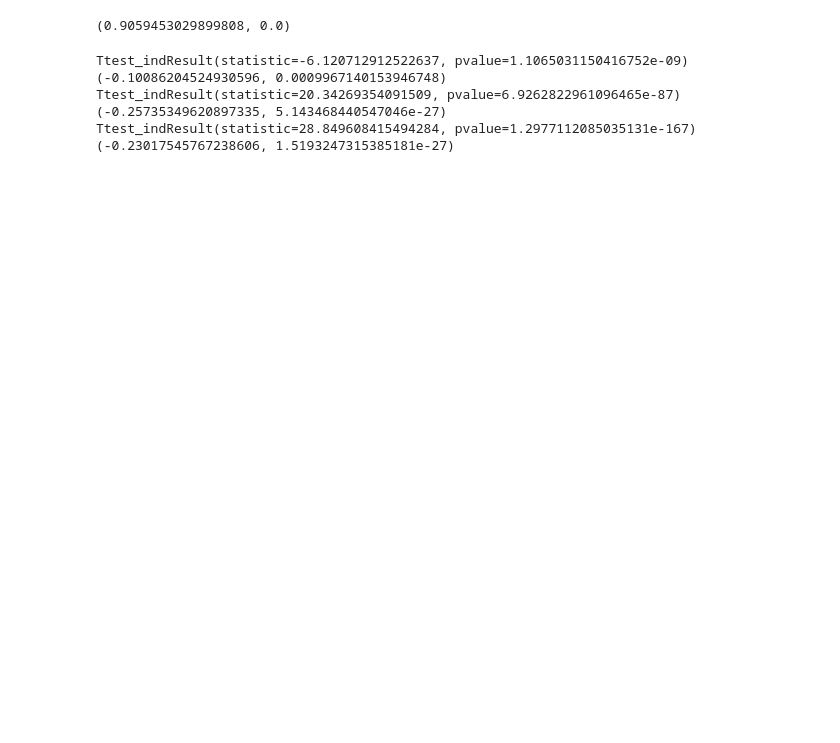
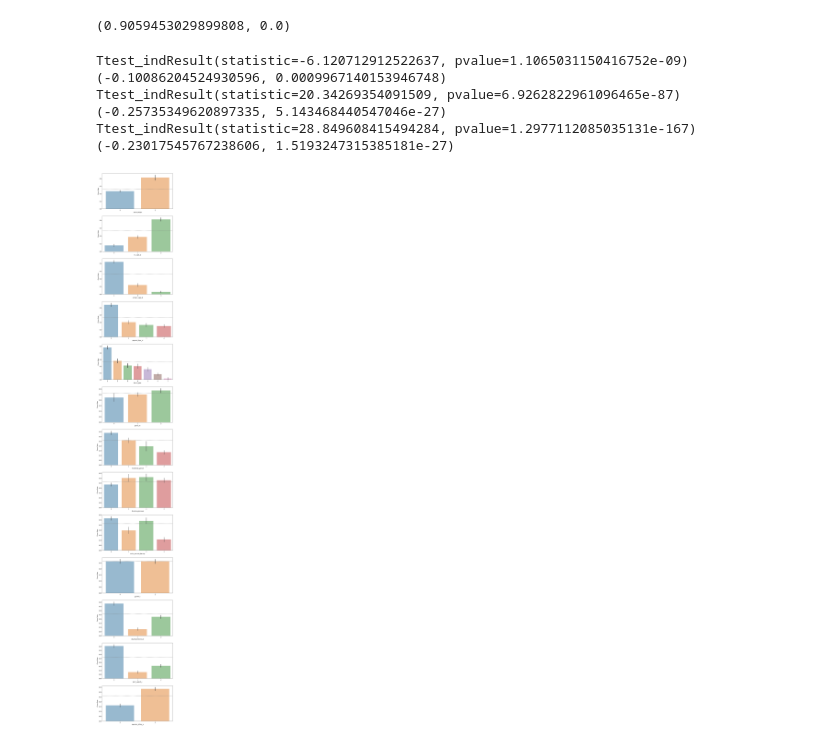
Before and after one commit to classification-orion-matthew/classification_orion_matthew, a Jupyter notebook: Project_Draft_msc.ipynb, the cells around one changed output. Saved outputs shown, nothing was run; the diff lists cells and outputs as text; code cells hidden in the pictures; blank space fills up the shorter version.

```diff
--- a/Project_Draft_msc.ipynb
+++ b/Project_Draft_msc.ipynb
@@ -184,3 +246,16 @@ Ttest_indResult(statistic=20.34269354091509, pvalue=6.9262822961096465e-87)
 (-0.25735349620897335, 5.143468440547046e-27)
 Ttest_indResult(statistic=28.849608415494284, pvalue=1.2977112085035131e-167)
 (-0.23017545767238606, 1.5193247315385181e-27)
+# %%
+features = ['senior_citizen','int_type_id','contract_type_id','payment_type_id', 'tenure_year', 'phone_id', 'household_type_id', 'streaming_services', 'online_security_backup','gender_e', 'device_protection_e', 'tech_support_e', 'paperless_billing_e']
+
+_, ax = plt.subplots(nrows=13, ncols=1, figsize=(10,80))
+
+churn_rate = train.churn.mean()
+
+for i, feature in enumerate(features):
+    sns.barplot(feature, 'churn', data=train, ax=ax[i], alpha=.5)
+    ax[i].set_ylabel('Churn Rate')
+    ax[i].axhline(churn_rate, ls='--', color='grey')
+# %% [output]
+[figure, added]
```
Also changed, not shown: parts of 26 cells of this notebook, 2 other files.
